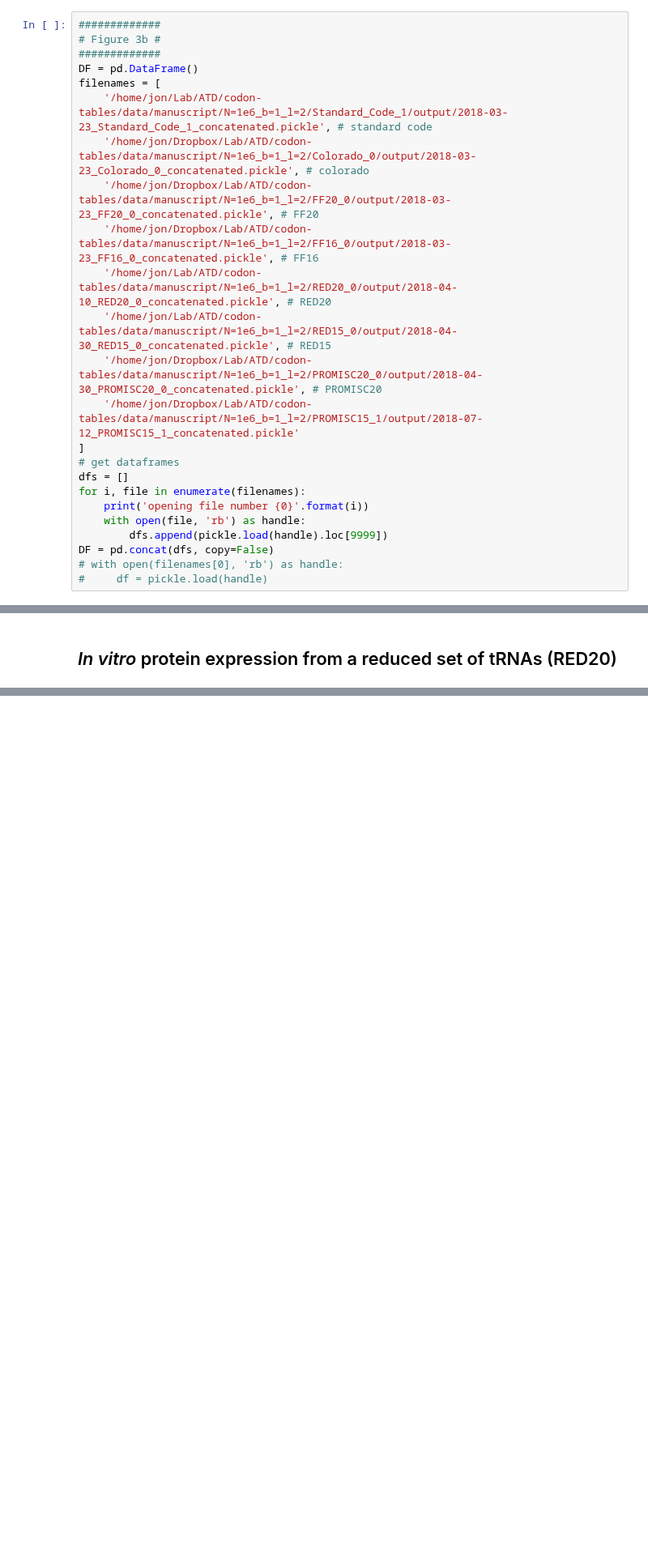
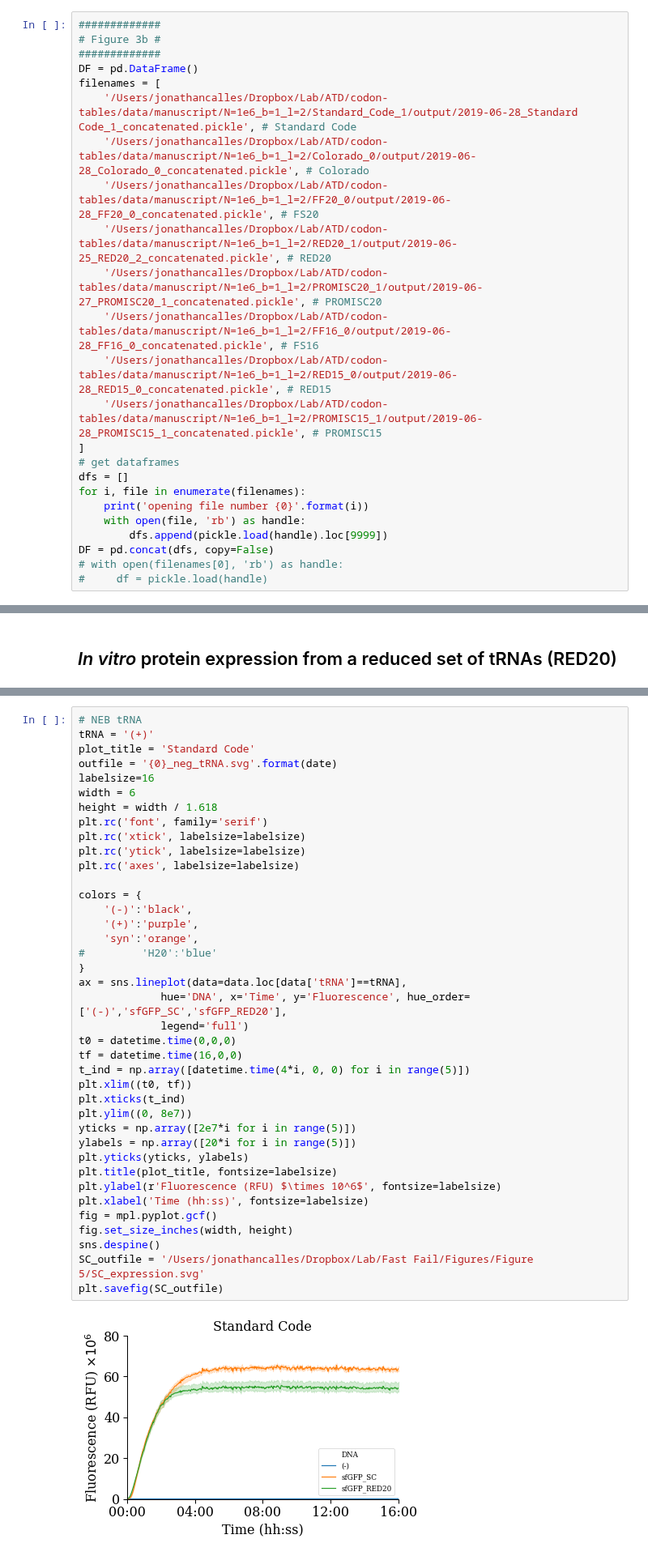
Before and after one commit to EndyLab/codon-tables, a Jupyter notebook: notebooks/fast_fail_figs.ipynb, the cells around one changed output, grey strips where cells are left out. Shown at 81% size. Drawn from its saved outputs; the diff is of its cells as text; blank space fills up the shorter version.

```diff
--- a/notebooks/fast_fail_figs.ipynb
+++ b/notebooks/fast_fail_figs.ipynb
@@ -430,14 +409,14 @@ If you're reading this message in another frontend (for example, a static render
 #############
 DF = pd.DataFrame()
 filenames = [
-    '/home/jon/Lab/ATD/codon-tables/data/manuscript/N=1e6_b=1_l=2/Standard_Code_1/output/2018-03-23_Standard_Code_1_concatenated.pickle', # standard code
-    '/home/jon/Dropbox/Lab/ATD/codon-tables/data/manuscript/N=1e6_b=1_l=2/Colorado_0/output/2018-03-23_Colorado_0_concatenated.pickle', # colorado
-    '/home/jon/Dropbox/Lab/ATD/codon-tables/data/manuscript/N=1e6_b=1_l=2/FF20_0/output/2018-03-23_FF20_0_concatenated.pickle', # FF20
-    '/home/jon/Dropbox/Lab/ATD/codon-tables/data/manuscript/N=1e6_b=1_l=2/FF16_0/output/2018-03-23_FF16_0_concatenated.pickle', # FF16
-    '/home/jon/Lab/ATD/codon-tables/data/manuscript/N=1e6_b=1_l=2/RED20_0/output/2018-04-10_RED20_0_concatenated.pickle', # RED20
-    '/home/jon/Lab/ATD/codon-tables/data/manuscript/N=1e6_b=1_l=2/RED15_0/output/2018-04-30_RED15_0_concatenated.pickle', # RED15
-    '/home/jon/Dropbox/Lab/ATD/codon-tables/data/manuscript/N=1e6_b=1_l=2/PROMISC20_0/output/2018-04-30_PROMISC20_0_concatenated.pickle', # PROMISC20
-    '/home/jon/Dropbox/Lab/ATD/codon-tables/data/manuscript/N=1e6_b=1_l=2/PROMISC15_1/output/2018-07-12_PROMISC15_1_concatenated.pickle'
+    '/Users/jonathancalles/Dropbox/Lab/ATD/codon-tables/data/manuscript/N=1e6_b=1_l=2/Standard_Code_1/output/2019-06-28_Standard Code_1_concatenated.pickle', # Standard Code
+    '/Users/jonathancalles/Dropbox/Lab/ATD/codon-tables/data/manuscript/N=1e6_b=1_l=2/Colorado_0/output/2019-06-28_Colorado_0_concatenated.pickle', # Colorado
+    '/Users/jonathancalles/Dropbox/Lab/ATD/codon-tables/data/manuscript/N=1e6_b=1_l=2/FF20_0/output/2019-06-28_FF20_0_concatenated.pickle', # FS20
+    '/Users/jonathancalles/Dropbox/Lab/ATD/codon-tables/data/manuscript/N=1e6_b=1_l=2/RED20_1/output/2019-06-25_RED20_2_concatenated.pickle', # RED20
+    '/Users/jonathancalles/Dropbox/Lab/ATD/codon-tables/data/manuscript/N=1e6_b=1_l=2/PROMISC20_1/output/2019-06-27_PROMISC20_1_concatenated.pickle', # PROMISC20
+    '/Users/jonathancalles/Dropbox/Lab/ATD/codon-tables/data/manuscript/N=1e6_b=1_l=2/FF16_0/output/2019-06-28_FF16_0_concatenated.pickle', # FS16
+    '/Users/jonathancalles/Dropbox/Lab/ATD/codon-tables/data/manuscript/N=1e6_b=1_l=2/RED15_0/output/2019-06-28_RED15_0_concatenated.pickle', # RED15
+    '/Users/jonathancalles/Dropbox/Lab/ATD/codon-tables/data/manuscript/N=1e6_b=1_l=2/PROMISC15_1/output/2019-06-28_PROMISC15_1_concatenated.pickle', # PROMISC15
 ]
 # get dataframes
 dfs = []
@@ -1785,0 +1744,41 @@ plt.savefig(SC_outfile, bbox_inches='tight')
+# %%
+# NEB tRNA
+tRNA = '(+)'
+plot_title = 'Standard Code'
+outfile = '{0}_neg_tRNA.svg'.format(date)
+labelsize=16
+width = 6
+height = width / 1.618
+plt.rc('font', family='serif')
+plt.rc('xtick', labelsize=labelsize)
+plt.rc('ytick', labelsize=labelsize)
+plt.rc('axes', labelsize=labelsize)
+
+colors = {
+    '(-)':'black',
+    '(+)':'purple',
+    'syn':'orange',
+#         'H20':'blue'
+}
+ax = sns.lineplot(data=data.loc[data['tRNA']==tRNA],
+             hue='DNA', x='Time', y='Fluorescence', hue_order=['(-)','sfGFP_SC','sfGFP_RED20'],
+             legend='full')
+t0 = datetime.time(0,0,0)
+tf = datetime.time(16,0,0)
+t_ind = np.array([datetime.time(4*i, 0, 0) for i in range(5)])
+plt.xlim((t0, tf))
+plt.xticks(t_ind)
+plt.ylim((0, 8e7))
+yticks = np.array([2e7*i for i in range(5)])
+ylabels = np.array([20*i for i in range(5)])
+plt.yticks(yticks, ylabels)
+plt.title(plot_title, fontsize=labelsize)
+plt.ylabel(r'Fluorescence (RFU) $\times 10^6$', fontsize=labelsize)
+plt.xlabel('Time (hh:ss)', fontsize=labelsize)
+fig = mpl.pyplot.gcf()
+fig.set_size_inches(width, height)
+sns.despine()
+SC_outfile = '/Users/jonathancalles/Dropbox/Lab/Fast Fail/Figures/Figure 5/SC_expression.svg'
+plt.savefig(SC_outfile)
+# %% [output]
+[figure, added]
```
Also changed, not shown: parts of 63 cells of this notebook.
